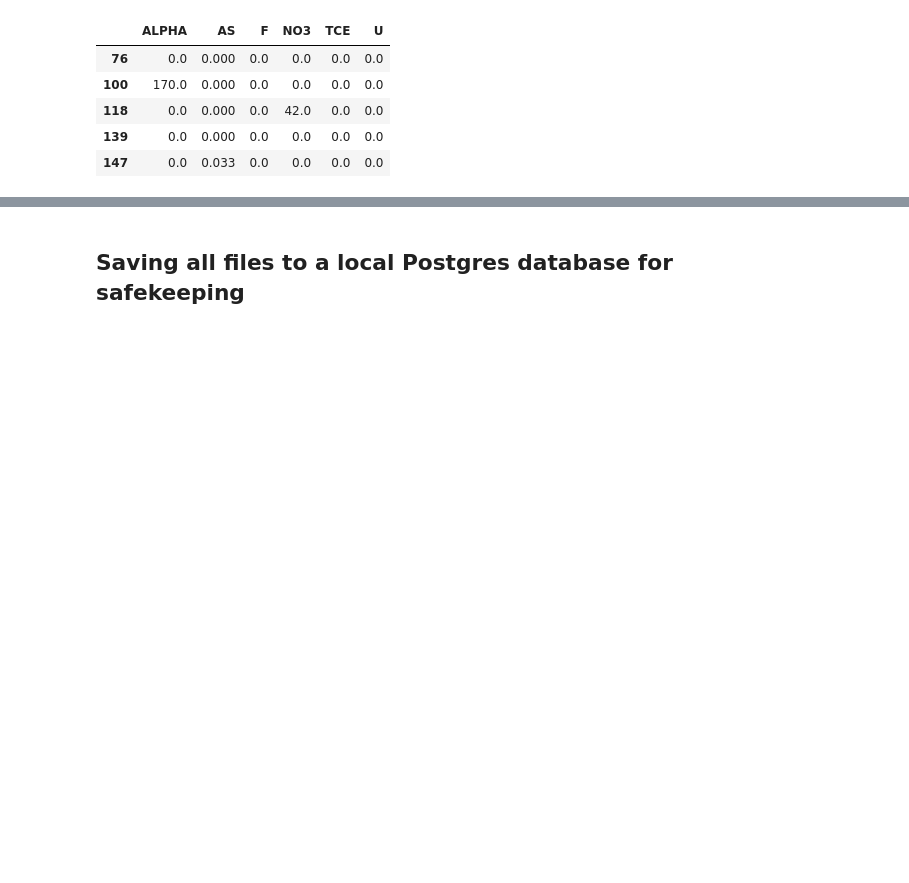
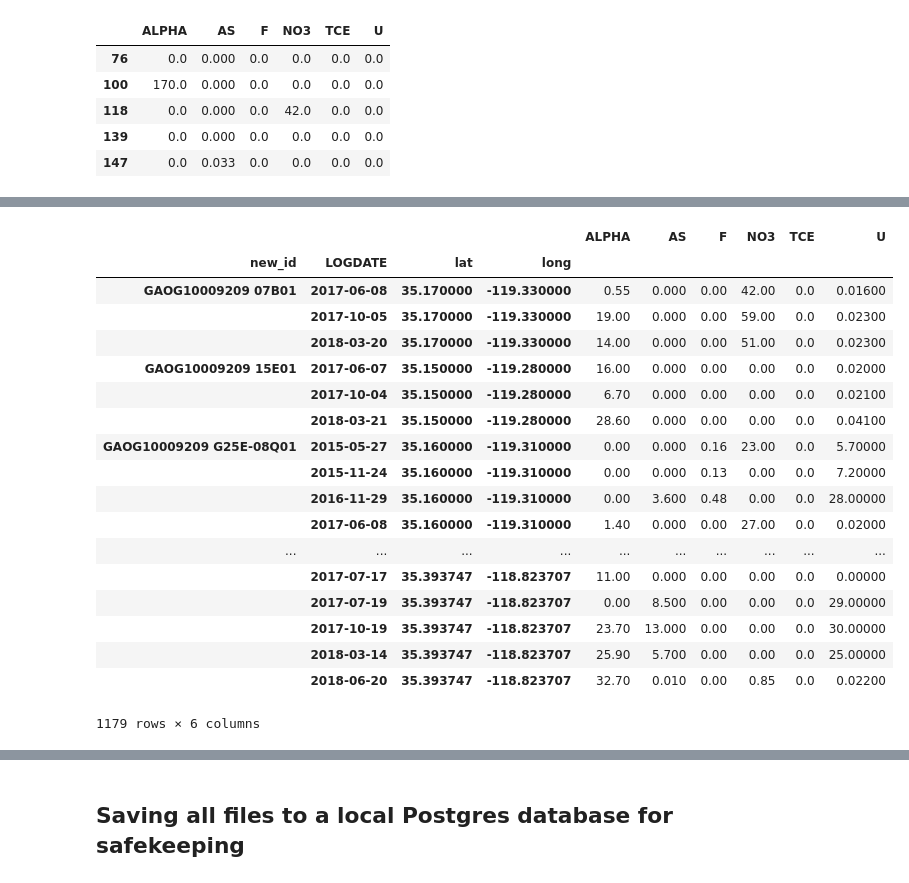
Before and after one commit to waterdatacollaborative/NicoleLook_Drinking-Water-Contaminant-Classification, a Jupyter notebook: Capstone.ipynb, the cells around one changed output, grey strips where cells are left out. Cells and saved outputs as stored; diff of their text form; code cells hidden in the pictures; blank space fills up the shorter version.

```diff
--- a/Capstone.ipynb
+++ b/Capstone.ipynb
@@ -892,9 +868,9 @@ gw_chemicals
 # %% [output]
 array(['AS', 'ALPHA', 'NO3', 'F', 'TCE', 'U'], dtype=object)
 # %%
-def f(row):
+def chemical_encoding(row):
     return pd.Series({row['PARLABEL']:row['PARVAL']})
-gw_parlabel_encode = gw_interest_chems.apply(f,axis=1).fillna(0)
+gw_parlabel_encode = gw_interest_chems.apply(chemical_encoding, axis=1).fillna(0)
 # %%
 gw_parlabel_encode.head()
 # %% [output]
@@ -921,0 +905,23 @@ gw_grouped = new_gw.groupby([''])
+# %%
+gw_grouped = new_gw.drop(['GLOBAL_ID', 'FIELD_PT_NAME'], axis=1)
+gw_grouped.groupby(['new_id', 'LOGDATE', 'lat', 'long']).sum()
+# %% [output]
+|  |  |  |  | ALPHA | AS | F | NO3 | TCE | U |
+| new_id | LOGDATE | lat | long |  |  |  |  |  |  |
+| GAOG10009209 07B01 | 2017-06-08 | 35.170000 | -119.330000 | 0.55 | 0.000 | 0.00 | 42.00 | 0.0 | 0.01600 |
+|  | 2017-10-05 | 35.170000 | -119.330000 | 19.00 | 0.000 | 0.00 | 59.00 | 0.0 | 0.02300 |
+|  | 2018-03-20 | 35.170000 | -119.330000 | 14.00 | 0.000 | 0.00 | 51.00 | 0.0 | 0.02300 |
+| GAOG10009209 15E01 | 2017-06-07 | 35.150000 | -119.280000 | 16.00 | 0.000 | 0.00 | 0.00 | 0.0 | 0.02000 |
+|  | 2017-10-04 | 35.150000 | -119.280000 | 6.70 | 0.000 | 0.00 | 0.00 | 0.0 | 0.02100 |
+|  | 2018-03-21 | 35.150000 | -119.280000 | 28.60 | 0.000 | 0.00 | 0.00 | 0.0 | 0.04100 |
+| GAOG10009209 G25E-08Q01 | 2015-05-27 | 35.160000 | -119.310000 | 0.00 | 0.000 | 0.16 | 23.00 | 0.0 | 5.70000 |
+|  | 2015-11-24 | 35.160000 | -119.310000 | 0.00 | 0.000 | 0.13 | 0.00 | 0.0 | 7.20000 |
+|  | 2016-11-29 | 35.160000 | -119.310000 | 0.00 | 3.600 | 0.48 | 0.00 | 0.0 | 28.00000 |
+|  | 2017-06-08 | 35.160000 | -119.310000 | 1.40 | 0.000 | 0.00 | 27.00 | 0.0 | 0.02000 |
+| ... | ... | ... | ... | ... | ... | ... | ... | ... | ... |
+|  | 2017-07-17 | 35.393747 | -118.823707 | 11.00 | 0.000 | 0.00 | 0.00 | 0.0 | 0.00000 |
+|  | 2017-07-19 | 35.393747 | -118.823707 | 0.00 | 8.500 | 0.00 | 0.00 | 0.0 | 29.00000 |
+|  | 2017-10-19 | 35.393747 | -118.823707 | 23.70 | 13.000 | 0.00 | 0.00 | 0.0 | 30.00000 |
+|  | 2018-03-14 | 35.393747 | -118.823707 | 25.90 | 5.700 | 0.00 | 0.00 | 0.0 | 25.00000 |
+|  | 2018-06-20 | 35.393747 | -118.823707 | 32.70 | 0.010 | 0.00 | 0.85 | 0.0 | 0.02200 |
+1179 rows × 6 columns
```
Also changed, not shown: parts of 49 cells of this notebook.
